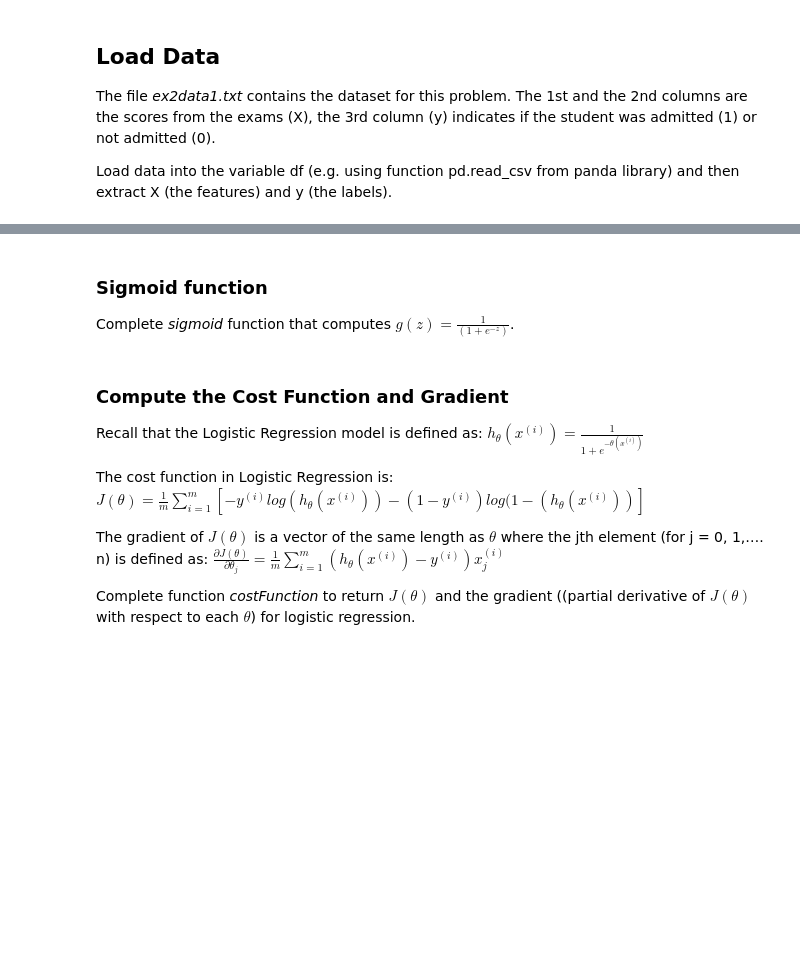
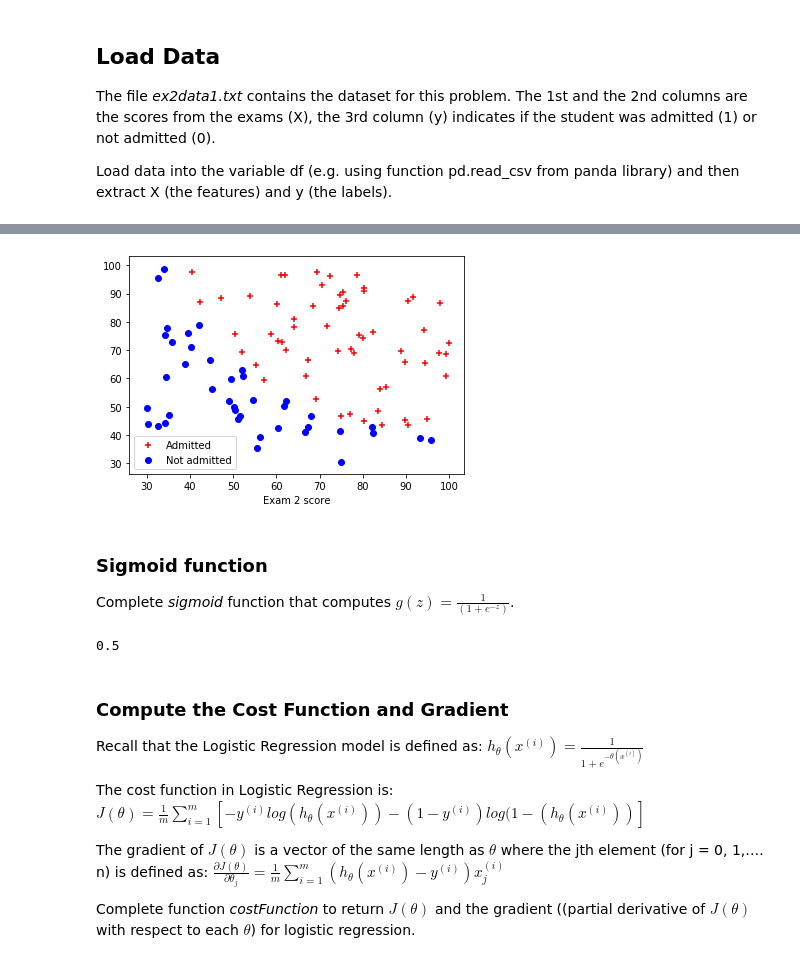
Before and after one commit to vascoalramos/taa, a Jupyter notebook: practical-labs/lab03/ML_LogReg.ipynb, the cells around one changed output, grey strips where cells are left out. Saved outputs shown, nothing was run; the diff lists cells and outputs as text; code cells hidden in the pictures; blank space fills up the shorter version.

```diff
--- a/practical-labs/lab03/ML_LogReg.ipynb
+++ b/practical-labs/lab03/ML_LogReg.ipynb
@@ -26,0 +22,13 @@ y= ?
+# %%
+data = pd.read_csv("ex2data1.txt",header=None)
+data_n = data.values
+
+X = data_n[:,0:2]
+y = data_n[:,2]
+
+m, n = X.shape[0], X.shape[1]
+print(X.shape)
+print(y.shape)
+
+y = y.reshape(m,1)
+print(y.shape)
@@ -38,10 +67,14 @@ Create a scatter plot of data similar to Fig.1 (using plt.scatter). Students wit
 # %%
 pos=(y==1)
 neg=(y==0)
 plt.scatter(X[pos[:,0],0],X[pos[:,0],1],c="r",marker="+")
 plt.scatter(X[neg[:,0],0],X[neg[:,0],1],c="b",marker="o")
-?
-?
+plt.xlabel("Exam 1 score")
+plt.xlabel("Exam 2 score")
+plt.legend(["Admitted", "Not admitted"])
+plt.show()
+# %% [output]
+[figure, added]
 # %% [markdown]
 ### Sigmoid function
 
@@ -57,7 +90,9 @@ def sigmoid(z):
     return gz
 # %%
 # Test the sigmoid function for z=0 => ANSWER =0.5
- ?
+sigmoid(0)
+# %% [output]
+0.5
 # %% [markdown]
 ### Compute the Cost Function and Gradient
 
```
Also changed, not shown: parts of 15 cells of this notebook, 9 other files.
